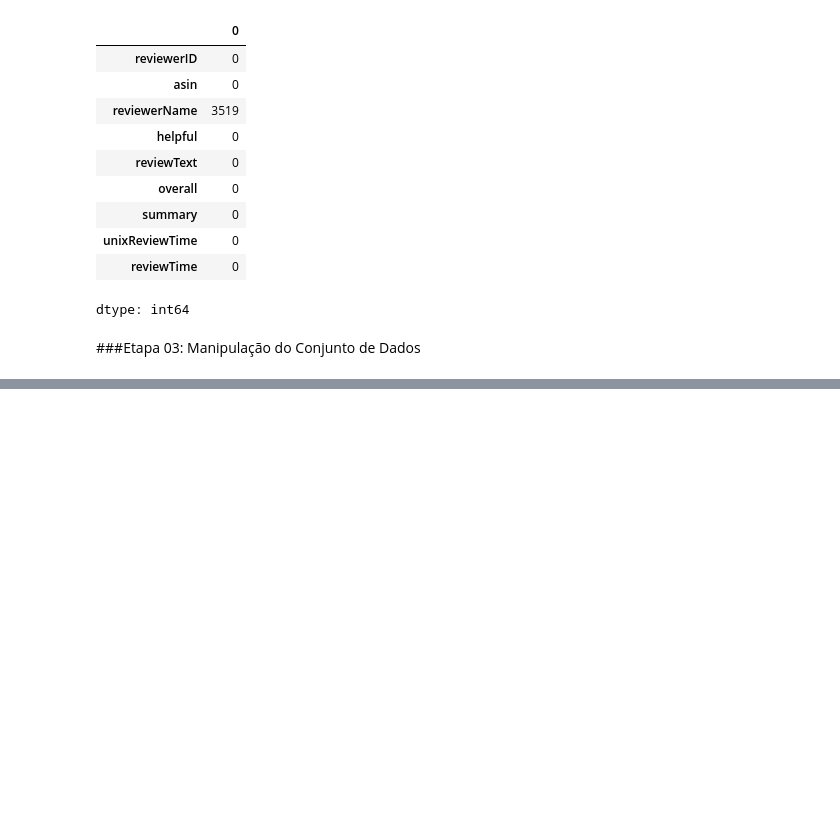
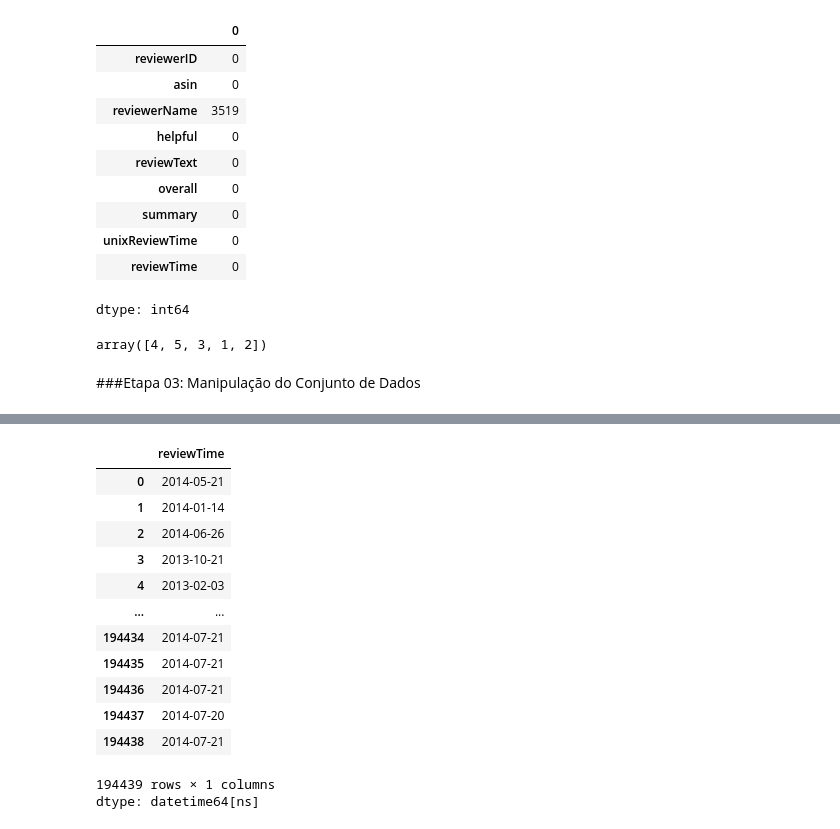
Before and after one commit to matheuspfferreira/python_data_science, a Jupyter notebook: Clientes da Amazon - 08/notebook/nb_amazon_clients.ipynb, the cells around one changed output, grey strips where cells are left out. Saved outputs shown, nothing was run; the diff lists cells and outputs as text; code cells hidden in the pictures; blank space fills up the shorter version.

```diff
--- a/Clientes da Amazon - 08/notebook/nb_amazon_clients.ipynb
+++ b/Clientes da Amazon - 08/notebook/nb_amazon_clients.ipynb
@@ -57,6 +57,11 @@ dados.isnull().sum()
 | unixReviewTime | 0 |
 | reviewTime | 0 |
 dtype: int64
+# %%
+# Descobrindo os valores únicos da coluna de nota
+dados['overall'].unique()
+# %% [output]
+array([4, 5, 3, 1, 2])
 # %% [markdown]
 ###Etapa 03: Manipulação do Conjunto de Dados
 # %%
@@ -71,3 +76,22 @@ dados.head()
 | 2 | A2TMXE2AFO7ONB | 120401325X | [0, 0] | These are awesome and make my pho... | 5 | LOVE LOVE LOVE | 1403740800 | 06 26, 2014 |
 | 3 | AWJ0WZQYMYFQ4 | 120401325X | [4, 4] | Item arrived in great time and wa... | 4 | Cute! | 1382313600 | 10 21, 2013 |
 | 4 | ATX7CZYFXI1KW | 120401325X | [2, 3] | awesome! stays on, and looks grea... | 5 | leopard home button sticker for i... | 1359849600 | 02 3, 2013 |
+# %%
+# Convertendo a coluna de data para o formato compreendido pelo Pandas
+dados['reviewTime'] = pd.to_datetime(dados['reviewTime'], format='%m %d, %Y')
+dados['reviewTime']
+# %% [output]
+|  | reviewTime |
+| 0 | 2014-05-21 |
+| 1 | 2014-01-14 |
+| 2 | 2014-06-26 |
+| 3 | 2013-10-21 |
+| 4 | 2013-02-03 |
+| ... | ... |
+| 194434 | 2014-07-21 |
+| 194435 | 2014-07-21 |
+| 194436 | 2014-07-21 |
+| 194437 | 2014-07-20 |
+| 194438 | 2014-07-21 |
+194439 rows × 1 columns
+dtype: datetime64[ns]
```
Also changed, not shown: parts of 1 cell of this notebook.
